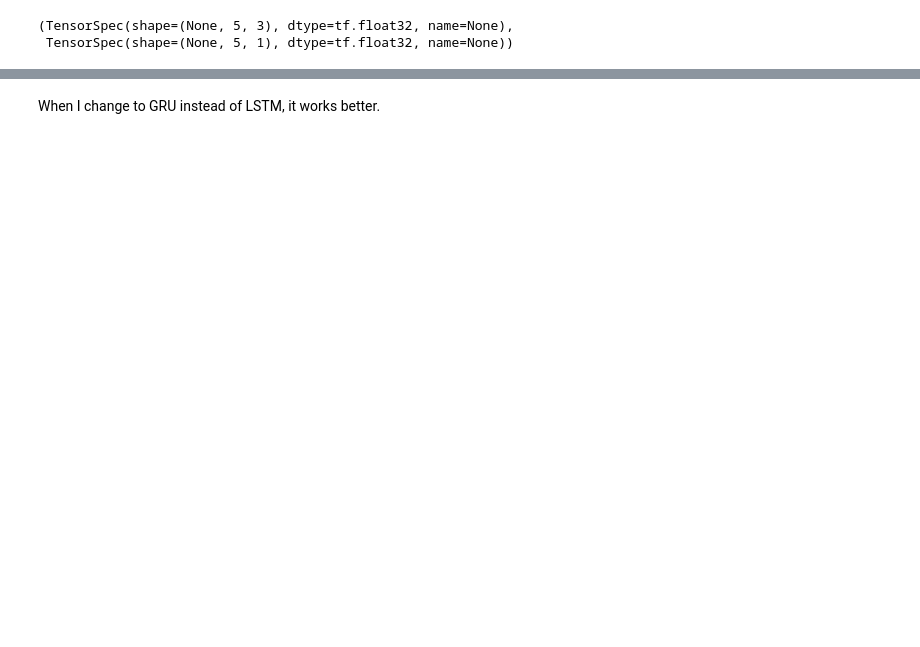
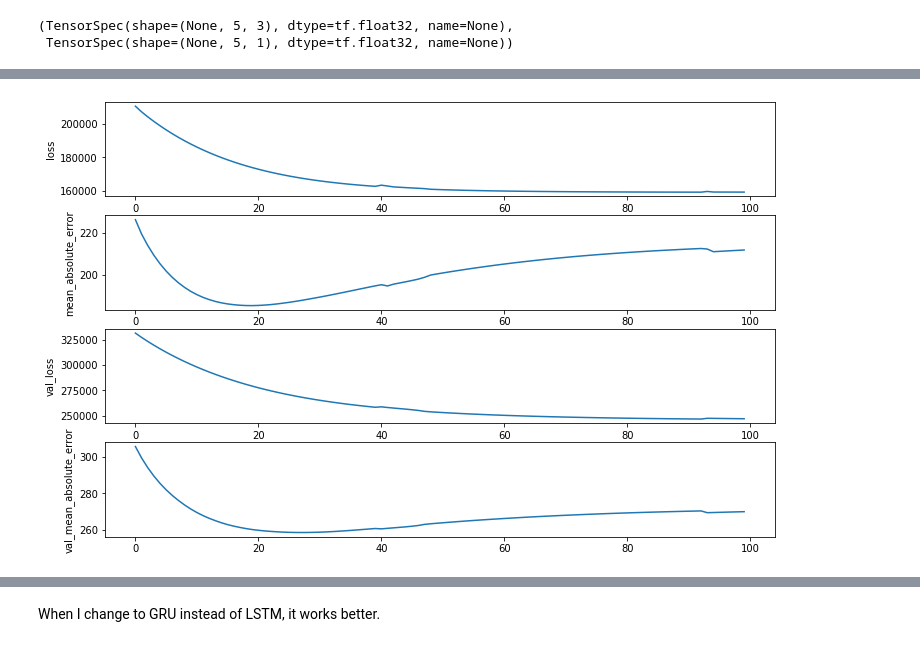
Before and after one commit to ccomkhj/Spot-Challenge-Wildfires, a Jupyter notebook: main/Build Model.ipynb, the cells around one changed output, grey strips where cells are left out. Drawn from its saved outputs; the diff is of its cells as text; code cells hidden in the pictures; blank space fills up the shorter version.

```diff
--- a/main/Build Model.ipynb
+++ b/main/Build Model.ipynb
@@ -306,21 +327,21 @@ WindowGenerator.val = val
 WindowGenerator.test = test
 WindowGenerator.example = example
 # %%
-MAX_EPOCHS = 100
+# MAX_EPOCHS = 200
 
-def compile_and_fit(model, window, patience=30):
-  early_stopping = tf.keras.callbacks.EarlyStopping(monitor='val_loss',
+def compile_and_fit(model, window, patience=30, epochs=100):
+    early_stopping = tf.keras.callbacks.EarlyStopping(monitor='val_loss',
                                                     patience=patience,
                                                     mode='min')
 
-  model.compile(loss=tf.losses.MeanSquaredError(),
+    model.compile(loss=tf.losses.MeanSquaredError(),
                 optimizer=tf.optimizers.Adam(),
                 metrics=[tf.metrics.MeanAbsoluteError()])
 
-  history = model.fit(window.train, epochs=MAX_EPOCHS,
+    history = model.fit(window.train, epochs=epochs,
                       validation_data=window.val,
                       callbacks=[early_stopping])
-  return history
+    return history
 
 val_performance = {}
 performance = {}
@@ -357,7 +382,16 @@ multi_lstm_model = tf.keras.Sequential([
     # Shape => [batch, out_steps, features]
     tf.keras.layers.Reshape([OUT_STEPS,1])
                           )])
+# %%
+def plot_history(history_object, plot_columns = ['loss', 'mean_absolute_error', 'val_loss', 'val_mean_absolute_error']):
+    fig_num = len(plot_columns)
+    plt.figure(figsize=(12, 8))
+    for n in range(fig_num):
+        plt.subplot(fig_num, 1, n+1)
+        plt.ylabel(plot_columns[n])
+        plt.plot(history_object.history[plot_columns[n]])
 # %%
-history2 = compile_and_fit(multi_lstm_model, multi_window)
+history2 = compile_and_fit(multi_lstm_model, multi_window, epochs=100)
+plot_history(history2)
 # %% [output]
 Epoch 1/100
@@ -380,2 +414,3 @@ Epoch 100/100
+[figure, added]
 # %%
 multi_lstm_model.predict(multi_window.val)
```
Also changed, not shown: parts of 19 cells of this notebook, 1 other file.
